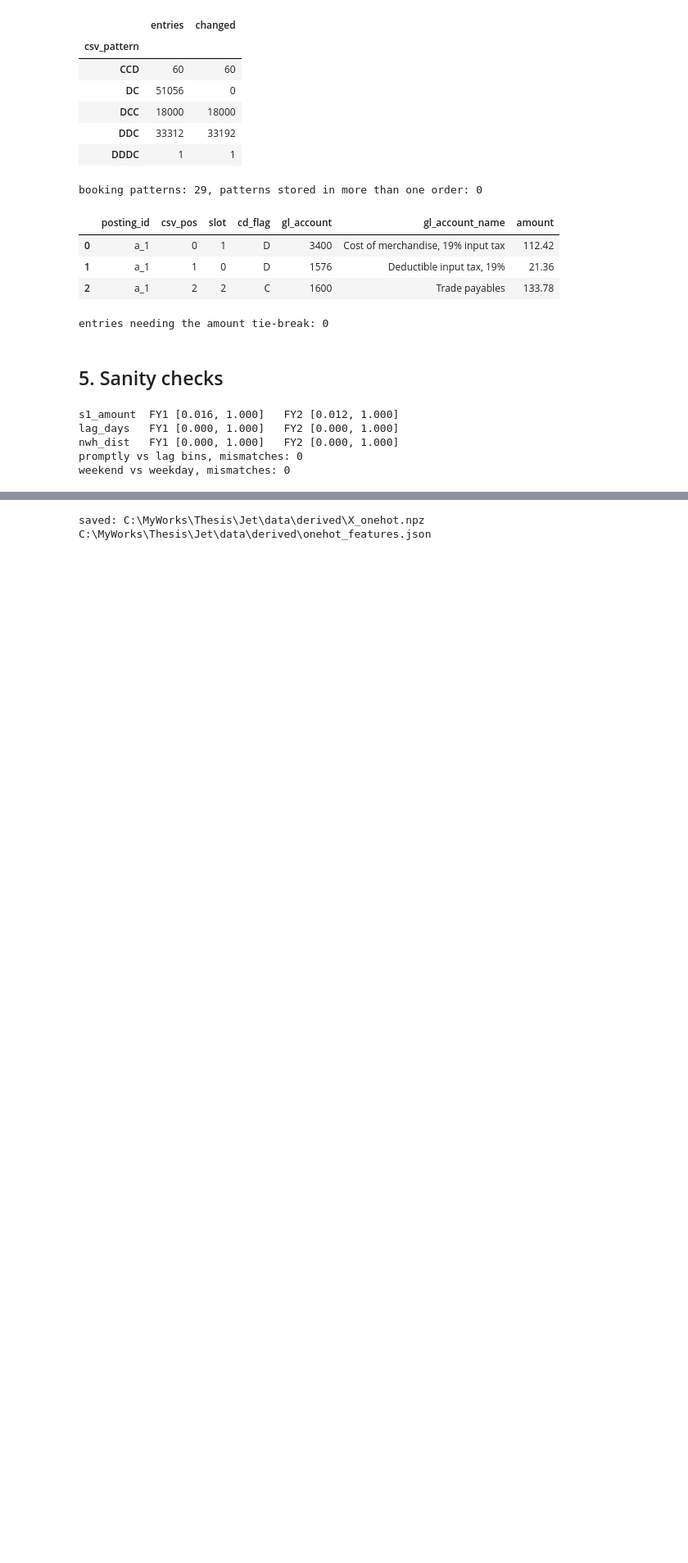
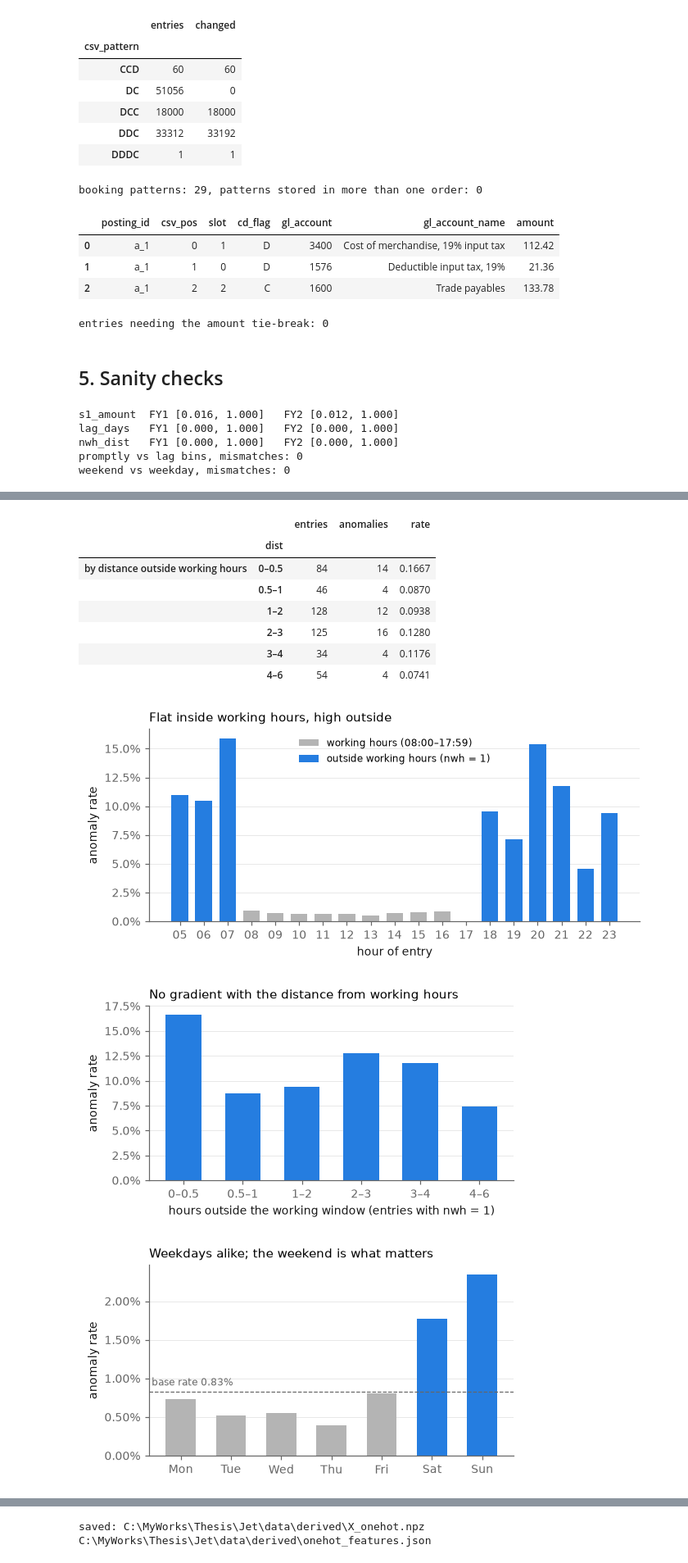
Before and after one commit to mbanadkouki/gl-anomaly-ranking, a Jupyter notebook: notebooks/02_encoding_onehot.ipynb, the cells around one changed output, grey strips where cells are left out. Shown at 82% size. Drawn from its saved outputs; the diff is of its cells as text; code cells hidden in the pictures; blank space fills up the shorter version.

```diff
--- a/notebooks/02_encoding_onehot.ipynb
+++ b/notebooks/02_encoding_onehot.ipynb
@@ -235,0 +318,21 @@ weekend vs weekday, mismatches: 0
+# %%
+# cell_02_18
+fig, t_hour = fg.fig_rate_by_hour(df1)
+fg.save(fig, "fe_d11_rate_by_hour", FIG)
+fig, t_dist = fg.fig_rate_by_distance(df1)
+fg.save(fig, "fe_d11_rate_by_distance", FIG)
+fig, t_wday = fg.fig_rate_by_weekday(df1)
+fg.save(fig, "fe_d11_rate_by_weekday", FIG)
+pd.concat({"by distance outside working hours": t_dist}).round(4)
+# %% [output]
+|  |  | entries | anomalies | rate |
+|  | dist |  |  |  |
+| by distance outside working hours | 0–0.5 | 84 | 14 | 0.1667 |
+|  | 0.5–1 | 46 | 4 | 0.0870 |
+|  | 1–2 | 128 | 12 | 0.0938 |
+|  | 2–3 | 125 | 16 | 0.1280 |
+|  | 3–4 | 34 | 4 | 0.1176 |
+|  | 4–6 | 54 | 4 | 0.0741 |
+[figure, added]
+[figure, added]
+[figure, added]
```
Also changed, not shown: parts of 17 cells of this notebook, 20 other files.
